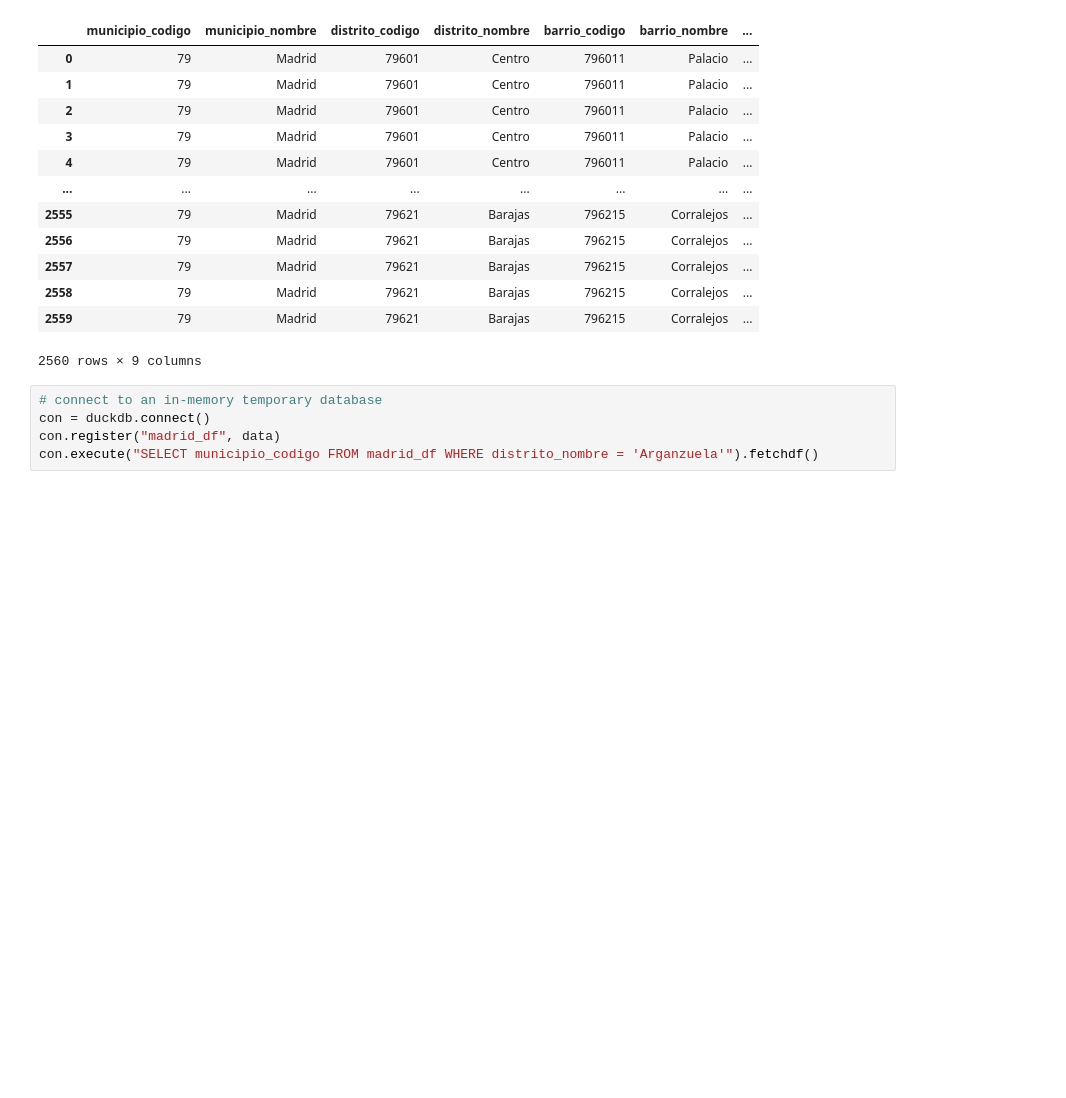
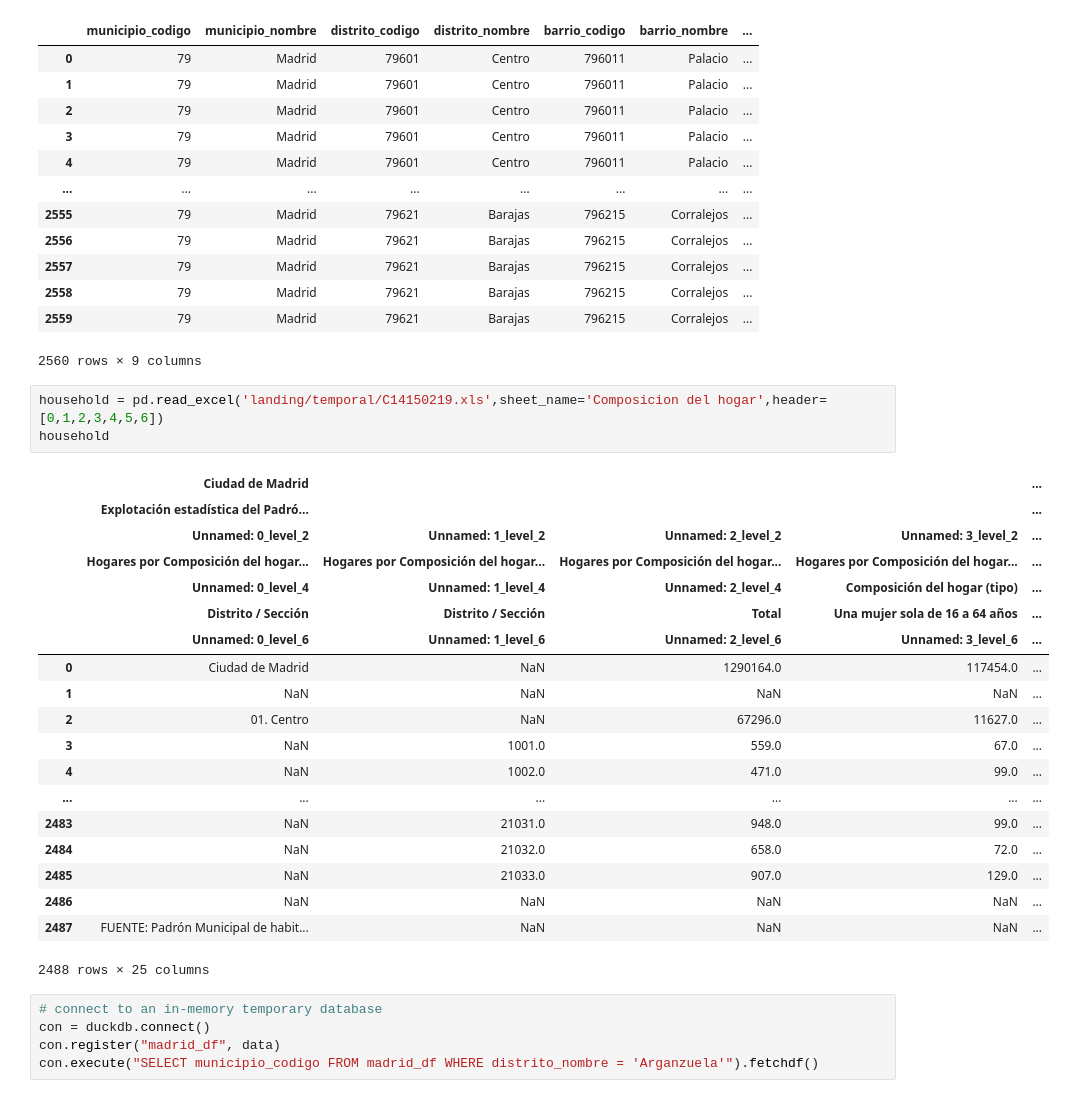
Before and after one commit to mionaD-upc/mimi-adsdb, a Jupyter notebook: formatted_zone.ipynb, the cells around one changed output. Drawn from its saved outputs; the diff is of its cells as text; blank space fills up the shorter version.

Commit message:
TODO excel load

```diff
--- a/formatted_zone.ipynb
+++ b/formatted_zone.ipynb
@@ -31,6 +25,29 @@ data
 | 2558 | 79 | Madrid | 79621 | Barajas | 796215 | Corralejos | ... |
 | 2559 | 79 | Madrid | 79621 | Barajas | 796215 | Corralejos | ... |
 2560 rows × 9 columns
+# %%
+household = pd.read_excel('landing/temporal/C14150219.xls',sheet_name='Composicion del hogar',header=[0,1,2,3,4,5,6])
+household
+# %% [output]
+|  | Ciudad de Madrid |  |  |  | ... |
+|  | Explotación estadística del Padró... |  |  |  | ... |
+|  | Unnamed: 0_level_2 | Unnamed: 1_level_2 | Unnamed: 2_level_2 | Unnamed: 3_level_2 | ... |
+|  | Hogares por Composición del hogar... | Hogares por Composición del hogar... | Hogares por Composición del hogar... | Hogares por Composición del hogar... | ... |
+|  | Unnamed: 0_level_4 | Unnamed: 1_level_4 | Unnamed: 2_level_4 | Composición del hogar (tipo) | ... |
+|  | Distrito / Sección | Distrito / Sección | Total | Una mujer sola de 16 a 64 años | ... |
+|  | Unnamed: 0_level_6 | Unnamed: 1_level_6 | Unnamed: 2_level_6 | Unnamed: 3_level_6 | ... |
+| 0 | Ciudad de Madrid | NaN | 1290164.0 | 117454.0 | ... |
+| 1 | NaN | NaN | NaN | NaN | ... |
+| 2 | 01. Centro | NaN | 67296.0 | 11627.0 | ... |
+| 3 | NaN | 1001.0 | 559.0 | 67.0 | ... |
+| 4 | NaN | 1002.0 | 471.0 | 99.0 | ... |
+| ... | ... | ... | ... | ... | ... |
+| 2483 | NaN | 21031.0 | 948.0 | 99.0 | ... |
+| 2484 | NaN | 21032.0 | 658.0 | 72.0 | ... |
+| 2485 | NaN | 21033.0 | 907.0 | 129.0 | ... |
+| 2486 | NaN | NaN | NaN | NaN | ... |
+| 2487 | FUENTE: Padrón Municipal de habit... | NaN | NaN | NaN | ... |
+2488 rows × 25 columns
 # %%
 # connect to an in-memory temporary database
 con = duckdb.connect()
```
Also changed, not shown: parts of 1 cell of this notebook, 1 other file.
